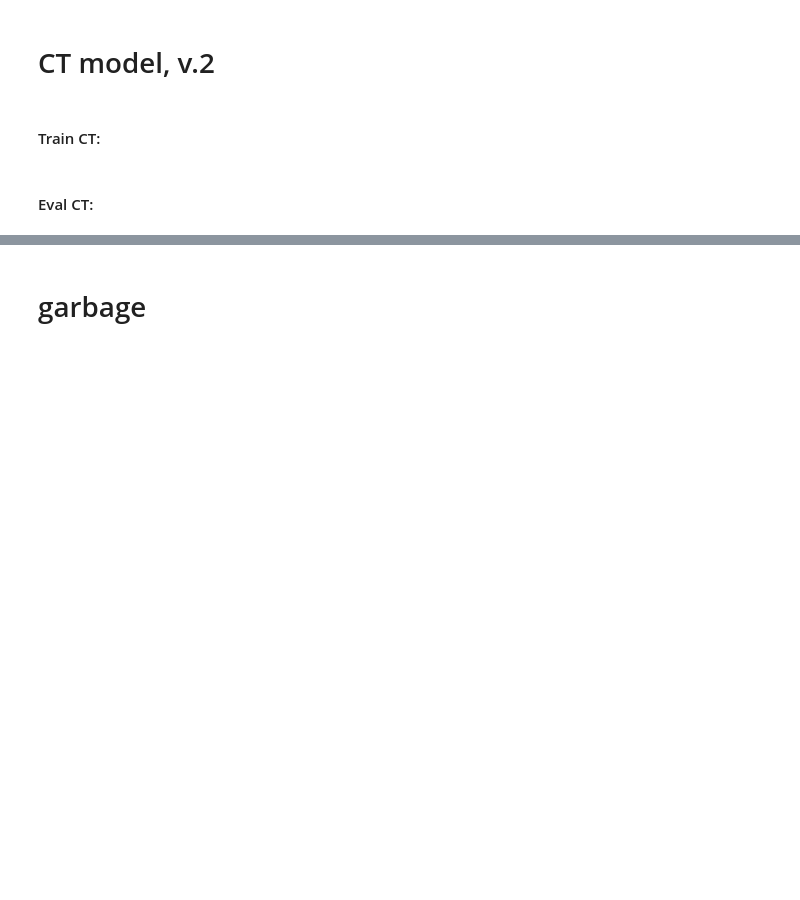
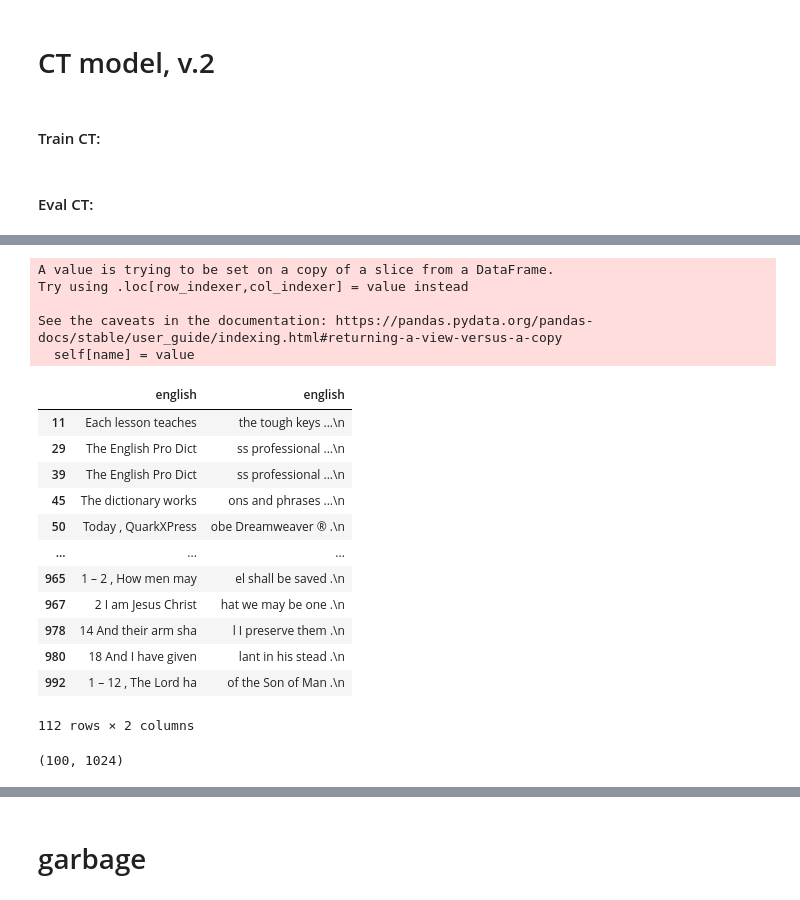
Before and after one commit to ViktorStagge/CompressiveTransformer, a Jupyter notebook: notebooks/Test Custom Models.ipynb, the cells around one changed output, grey strips where cells are left out. Cells and saved outputs as stored; diff of their text form; code cells hidden in the pictures; blank space fills up the shorter version.

```diff
--- a/notebooks/Test Custom Models.ipynb
+++ b/notebooks/Test Custom Models.ipynb
@@ -674,0 +887,32 @@ for layer in [ct.layers[1]] + ct.layers[4:]:
+# %%
+_index = _df_train.english_ids.apply(lambda ids: len(ids) > 100)
+test = _df_train[_index]
+test.english_ids = test.english_ids.apply(lambda ids: [0]*(128-len(ids)) + ids)
+test.english_ids = test.english_ids.apply(lambda ids: ids[:128])
+test_np = np.array(test.english_ids)
+# %% [output]
+A value is trying to be set on a copy of a slice from a DataFrame.
+Try using .loc[row_indexer,col_indexer] = value instead
+
+See the caveats in the documentation: https://pandas.pydata.org/pandas-docs/stable/user_guide/indexing.html#returning-a-view-versus-a-copy
+  self[name] = value
+# %%
+pd.concat([test.english.apply(lambda text: text[:20]), test.english.apply(lambda text: text[-20:])], axis='columns')
+# %% [output]
+|  | english | english |
+| 11 | Each lesson teaches | the tough keys ...\n |
+| 29 | The English Pro Dict | ss professional ...\n |
+| 39 | The English Pro Dict | ss professional ...\n |
+| 45 | The dictionary works | ons and phrases ...\n |
+| 50 | Today , QuarkXPress | obe Dreamweaver ® .\n |
+| ... | ... | ... |
+| 965 | 1 – 2 , How men may | el shall be saved .\n |
+| 967 | 2 I am Jesus Christ | hat we may be one .\n |
+| 978 | 14 And their arm sha | l I preserve them .\n |
+| 980 | 18 And I have given | lant in his stead .\n |
+| 992 | 1 – 12 , The Lord ha | of the Son of Man .\n |
+112 rows × 2 columns
+# %%
+y_test[0].shape
+# %% [output]
+(100, 1024)
```
Also changed, not shown: parts of 29 cells of this notebook, 13 other files.
